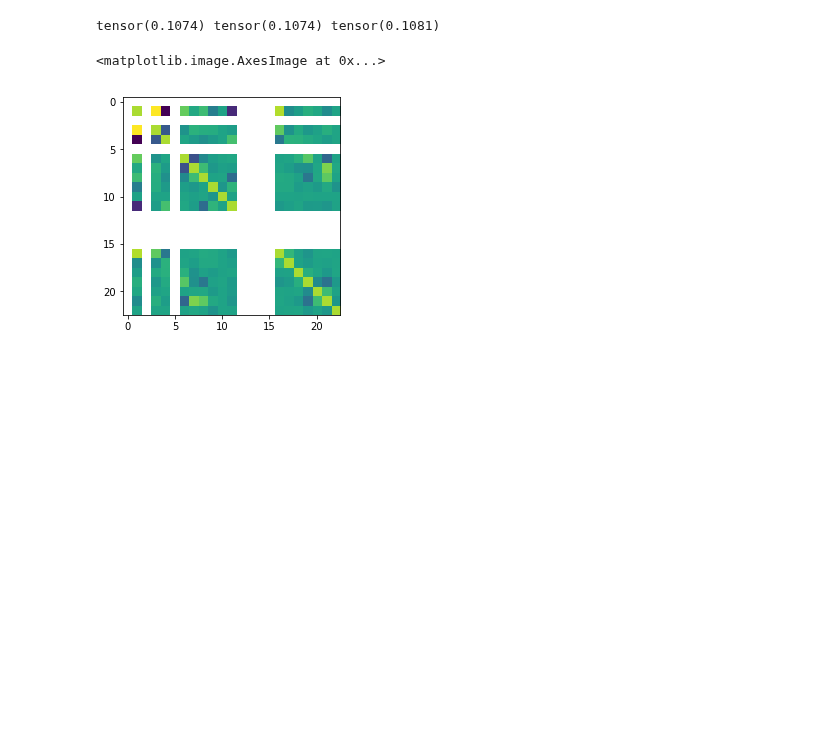
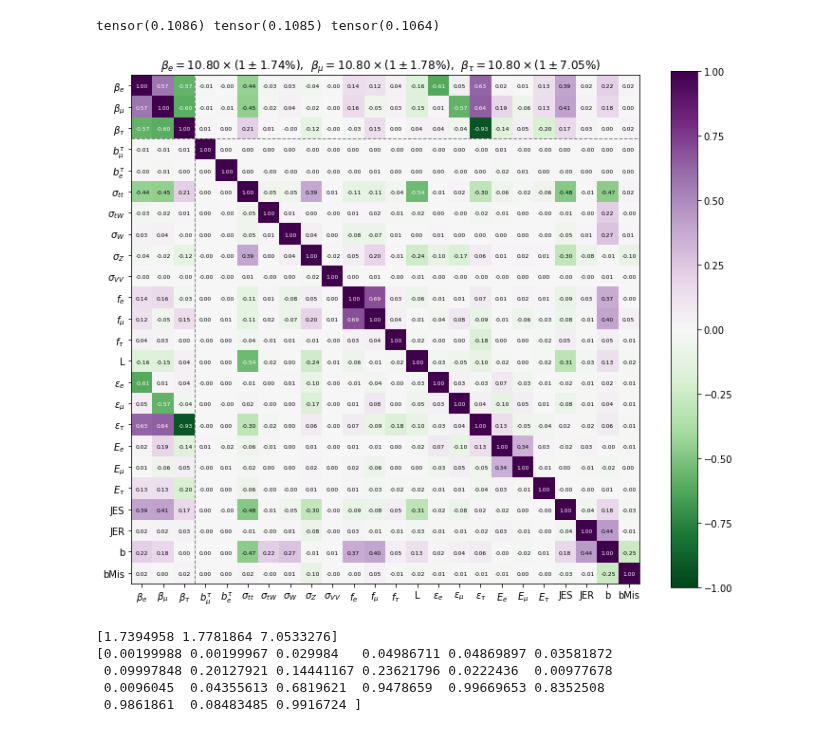
Before and after one commit to ZihengChen/WBranchingFaction, a Jupyter notebook: notebooks/torch_fitTemplate.ipynb, the cells around one changed output. Saved outputs shown, nothing was run; the diff lists cells and outputs as text; code cells hidden in the pictures; blank space fills up the shorter version.

Commit message:
a working pytorch optimizer

```diff
--- a/notebooks/torch_fitTemplate.ipynb
+++ b/notebooks/torch_fitTemplate.ipynb
@@ -4,7 +4,7 @@ from utility_dfcutter import *
 from torch_model import *
 # %%
 X = tc.from_numpy( np.load(common.getBaseDirectory() + "data/templates/templatesX_{}.npy".format('')) ).type(tc.FloatTensor)
-#Y = tc.from_numpy( np.load(common.getBaseDirectory() + "data/templates/templatesY_{}.npy".format('')) ).type(tc.FloatTensor)
-Y = tc.sum(X,1)
+Y = tc.from_numpy( np.load(common.getBaseDirectory() + "data/templates/templatesY_{}.npy".format('')) ).type(tc.FloatTensor)
+#Y = tc.sum(X,1)
 # %%
 model     = PredictiveModel()
@@ -12,28 +16,40 @@ optimizer = torch.optim.Adagrad(model.parameters(), lr = 0.001)
 # %%
-epoch = 0
-while True:
+def closure():
+    optimizer.zero_grad()
     y,regu = model.forward(X)
-    loss = tc.sum( (y-Y)**2/Y ) + regu
-    optimizer.zero_grad()
+    loss = tc.sum( (y-Y)**2/(2*Y) ) + regu
     loss.backward(retain_graph=True)
-    optimizer.step()
+    return loss
+optimizer.step(closure)
 
-    # calculate the update
-    params = dict(model.named_parameters())
-    bwe = params['layer_beta.bwe'].data
-    bwm = params['layer_beta.bwm'].data
-    bwt = params['layer_beta.bwt'].data
-    if epoch > 0:
-        if (tc.abs(bwe-bwe0)<1e-6) and (tc.abs(bwm-bwm0)<1e-6) and (tc.abs(bwt-bwt0)<1e-6):
-            break
-
-    bwe0,bwm0,bwt0 = bwe,bwm,bwt
-    epoch += 1
-
-
+params = dict(model.named_parameters())
+bwe = params['layer_beta.bwe'].data
+bwm = params['layer_beta.bwm'].data
+bwt = params['layer_beta.bwt'].data
 print(bwe,bwm,bwt)
 # %% [output]
-tensor(0.1074) tensor(0.1074) tensor(0.1081)
+tensor(0.1086) tensor(0.1085) tensor(0.1064)
+# %%
+y,regu = model.forward(X)
+loss = tc.sum( (y-Y)**2/(2*Y) ) + regu
+
+hess = calculate_hessian(loss, model)
+hessinv = np.linalg.inv(hess)
+sigma   = np.sqrt(hessinv.diagonal())
+corr  = hessinv/np.outer(sigma, sigma)
+
+common.showParameterCovMat(corr,sigma)
+# %% [output]
+[figure, added]
+# %%
+print(sigma[0:3]/0.1080*100)
+print(sigma[3:])
+# %% [output]
+[1.7394958 1.7781864 7.0533276]
+[0.00199988 0.00199967 0.029984   0.04986711 0.04869897 0.03581872
+ 0.09997848 0.20127921 0.14441167 0.23621796 0.0222436  0.00977678
+ 0.0096045  0.04355613 0.6819621  0.9478659  0.99669653 0.8352508
+ 0.9861861  0.08483485 0.9916724 ]
 # %%
 # for name, param in model.named_parameters():
 #     if param.requires_grad:
@@ -47,5 +56,0 @@ corvar  = hessinv/np.outer(sigma, sigma)
-# %%
-plt.imshow(corvar)
-# %% [output]
-<matplotlib.image.AxesImage at 0x...>
-[figure, removed]
```
Also changed, not shown: parts of 12 cells of this notebook, 9 other files.
